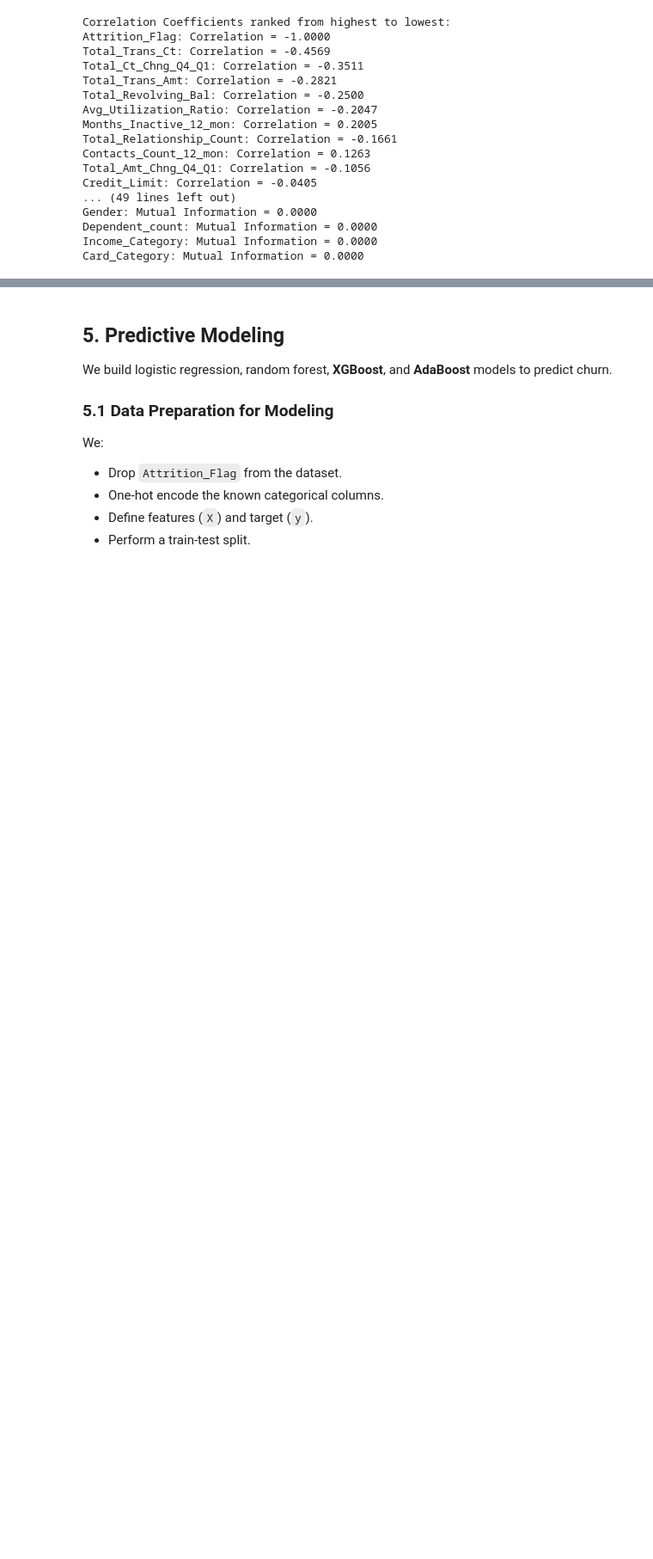
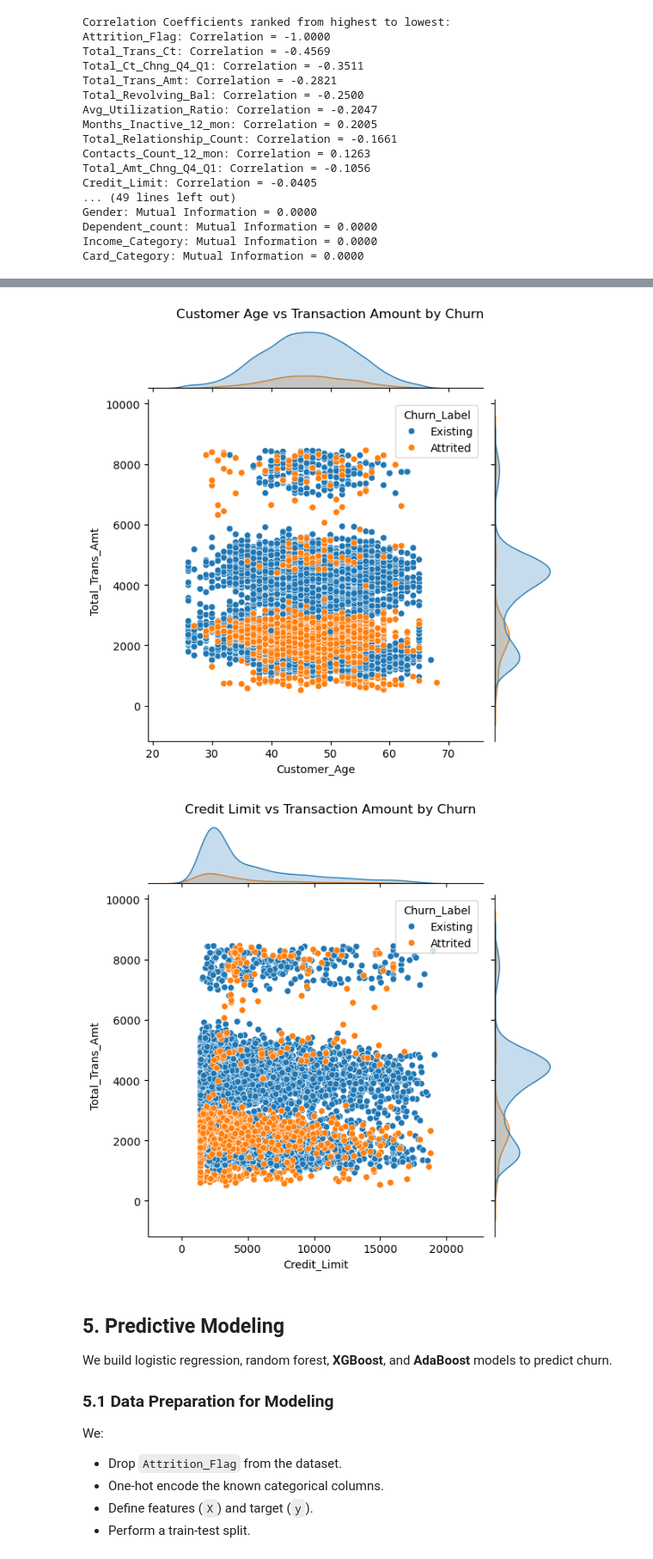
Before and after one commit to CobaltConcrete/DSAI-miniproject, a Jupyter notebook: BankChurn/BankChurners latest.ipynb, the cells around one changed output, grey strips where cells are left out. Shown at 86% size. Drawn from its saved outputs; the diff is of its cells as text; code cells hidden in the pictures; blank space fills up the shorter version.

```diff
--- a/BankChurn/BankChurners latest.ipynb
+++ b/BankChurn/BankChurners latest.ipynb
@@ -480,3 +514,19 @@ Card_Category: Mutual Information = 0.0000
+# %%
+# Map churn values for clearer labels
+df['Churn_Label'] = df['Churn'].map({0: 'Existing', 1: 'Attrited'})
+
+# 1. Customer Age vs Total Transaction Amount
+sns.jointplot(data=df, x="Customer_Age", y="Total_Trans_Amt", hue="Churn_Label", kind="scatter", height=6)
+plt.suptitle("Customer Age vs Transaction Amount by Churn", y=1.02)
+plt.show()
+
+# 2. Credit Limit vs Total Transaction Amount
+sns.jointplot(data=df, x="Credit_Limit", y="Total_Trans_Amt", hue="Churn_Label", kind="scatter", height=6)
+plt.suptitle("Credit Limit vs Transaction Amount by Churn", y=1.02)
+plt.show()
+# %% [output]
+[figure, added]
+[figure, added]
 # %% [markdown]
 ## 5. Predictive Modeling
 
```
Also changed, not shown: parts of 7 cells of this notebook, 2 other files.
